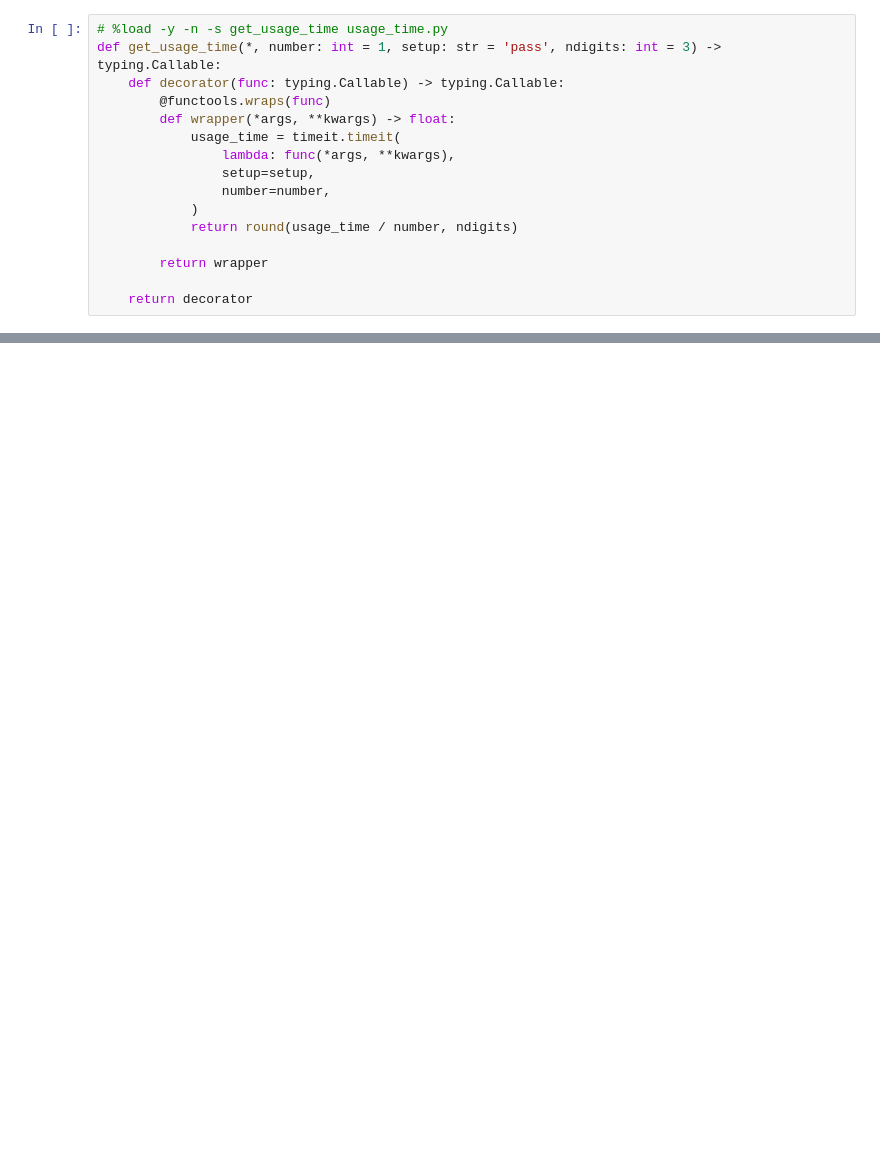
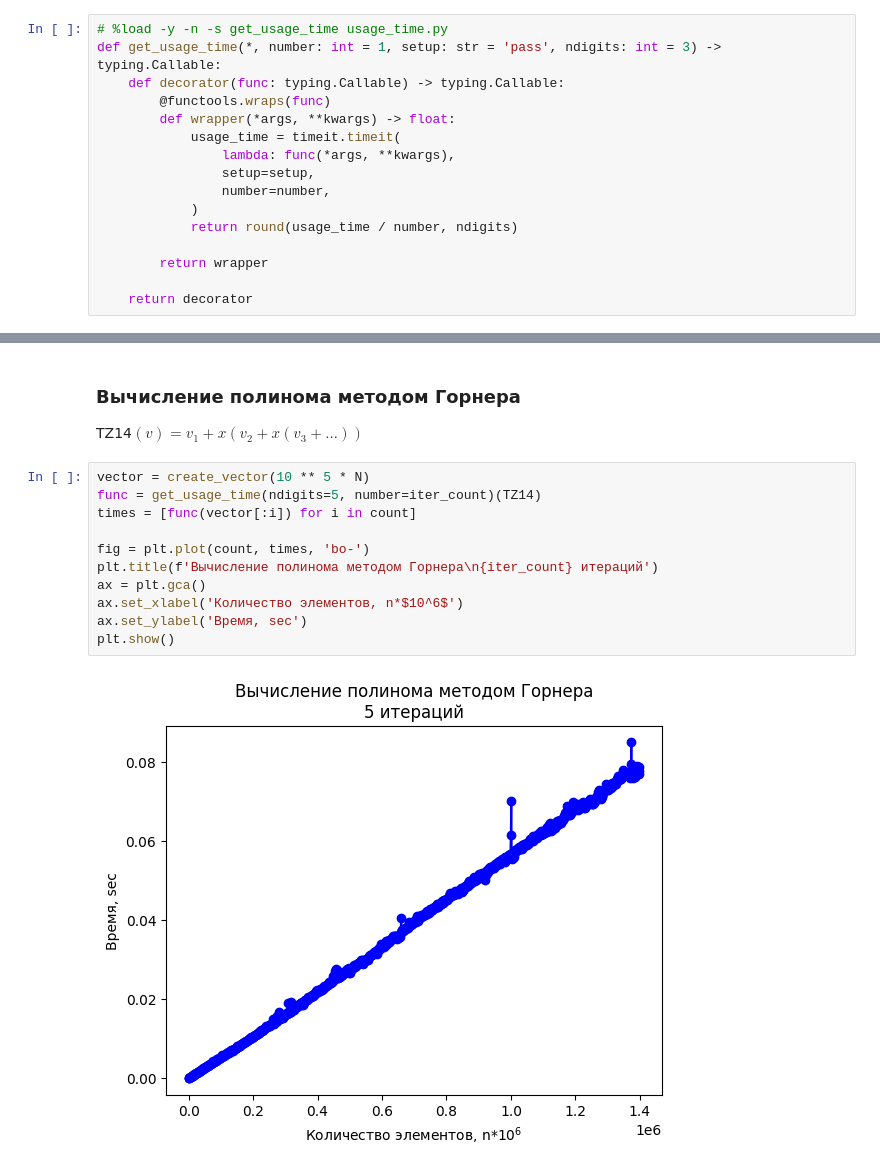
Before and after one commit to l4rchi/aads, a Jupyter notebook: labs/lab01/lab01_06/Lab01_06.ipynb, the cells around one changed output, grey strips where cells are left out. Saved outputs shown, nothing was run; the diff lists cells and outputs as text; blank space fills up the shorter version.

```diff
--- a/labs/lab01/lab01_06/Lab01_06.ipynb
+++ b/labs/lab01/lab01_06/Lab01_06.ipynb
@@ -84,0 +116,16 @@ for title in funcs:
+# %% [markdown]
+<h3>Вычисление полинома методом Горнера</h3>
+<p>TZ14$(v) = v_1 + x (v_2 + x(v_3+ \ldots))$</p>
+# %%
+vector = create_vector(10 ** 5 * N)
+func = get_usage_time(ndigits=5, number=iter_count)(TZ14)
+times = [func(vector[:i]) for i in count]
+
+fig = plt.plot(count, times, 'bo-')
+plt.title(f'Вычисление полинома методом Горнера\n{iter_count} итераций')
+ax = plt.gca()
+ax.set_xlabel('Количество элементов, n*$10^6$')
+ax.set_ylabel('Время, sec')
+plt.show()
+# %% [output]
+[figure, added]
```
Also changed, not shown: parts of 16 cells of this notebook, 1 other file.
